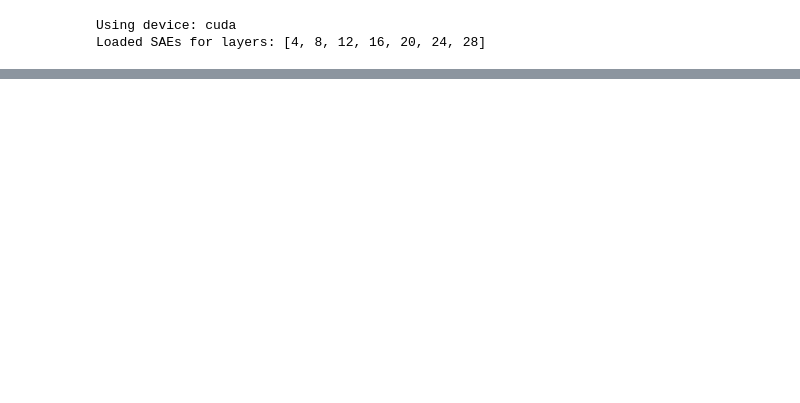
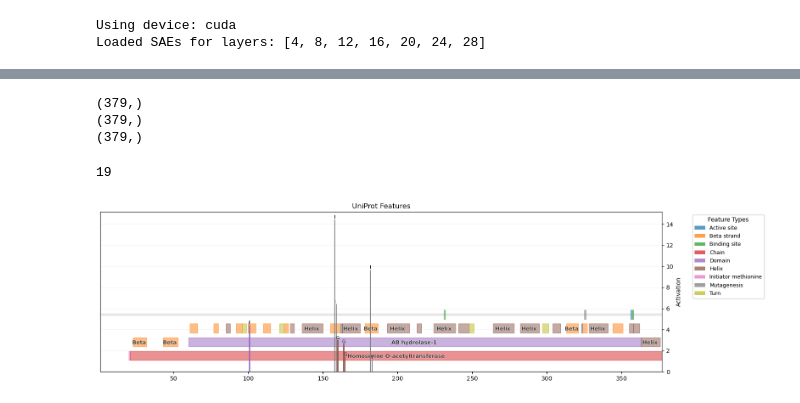
Before and after one commit to NainaniJatinZ/plm_circuits, a Jupyter notebook: ui/interface.ipynb, the cells around one changed output, grey strips where cells are left out. Cells and saved outputs as stored; diff of their text form; code cells hidden in the pictures; blank space fills up the shorter version.

```diff
--- a/ui/interface.ipynb
+++ b/ui/interface.ipynb
@@ -72,0 +925,4 @@ Loaded SAEs for layers: [4, 8, 12, 16, 20, 24, 28]
+# %%
+from data.protein_params import sse_dict, fl_dict, protein_name, protein2pdb
+with open('../data/full_seq_dict.json', "r") as json_file:
+    seq_dict = json.load(json_file)
@@ -72,0 +1009,37 @@ Loaded SAEs for layers: [4, 8, 12, 16, 20, 24, 28]
+# %%
+computed_act_clean = compute_latent_activations_on_sequence(
+                    sequence=clean_seq_L,
+                    layer=selected_layer,
+                    latent_idx=int(latent_idx),
+                    use_masked_latents=True,
+                    use_error=False,
+                )
+computed_act_corr = compute_latent_activations_on_sequence(
+                    sequence=corr_seq_L,
+                    layer=selected_layer,
+                    latent_idx=int(latent_idx),
+                    use_masked_latents=True,
+                    use_error=False,
+                )
+computed_act_full = compute_latent_activations_on_sequence(
+                    sequence=seq,
+                    layer=selected_layer,
+                    latent_idx=int(latent_idx),
+                    use_masked_latents=True,
+                    use_error=False,
+                )
+print(computed_act_clean.shape)
+print(computed_act_corr.shape)
+print(computed_act_full.shape)
+# %% [output]
+(379,)
+(379,)
+(379,)
+# %%
+len(seq) - len(uniprot_seq)
+# %% [output]
+19
+# %%
+draw_uniprot_features(len(seq), uniprot_meta["features"], activations=computed_act_full[1:-1], sequence_letters=seq, coverage_prefix=len(seq) - len(uniprot_seq))
+# %% [output]
+[figure, added]
```
Also changed, not shown: parts of 30 cells of this notebook, 16 other files.
